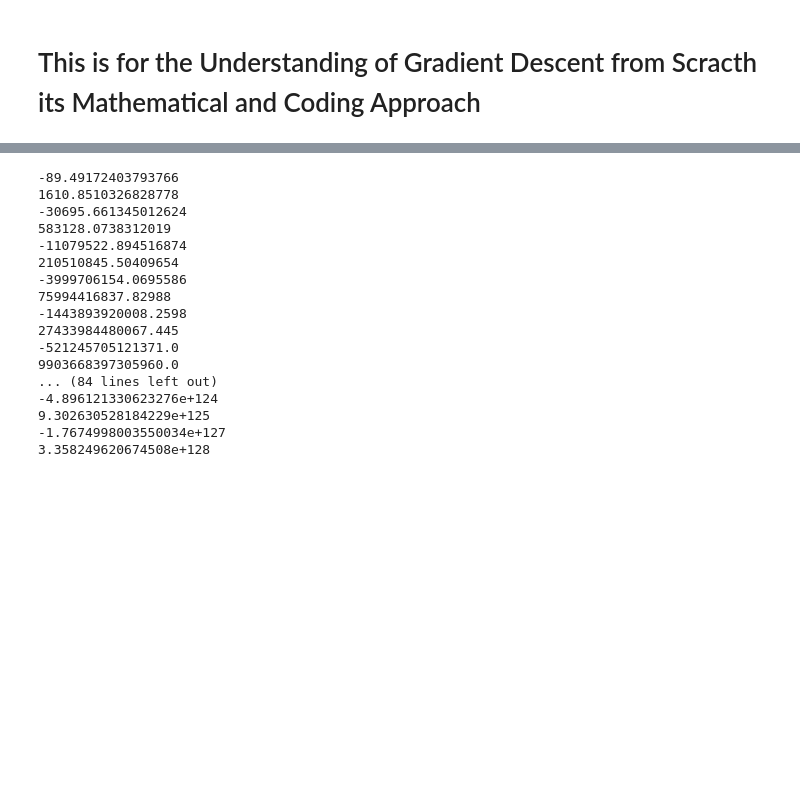
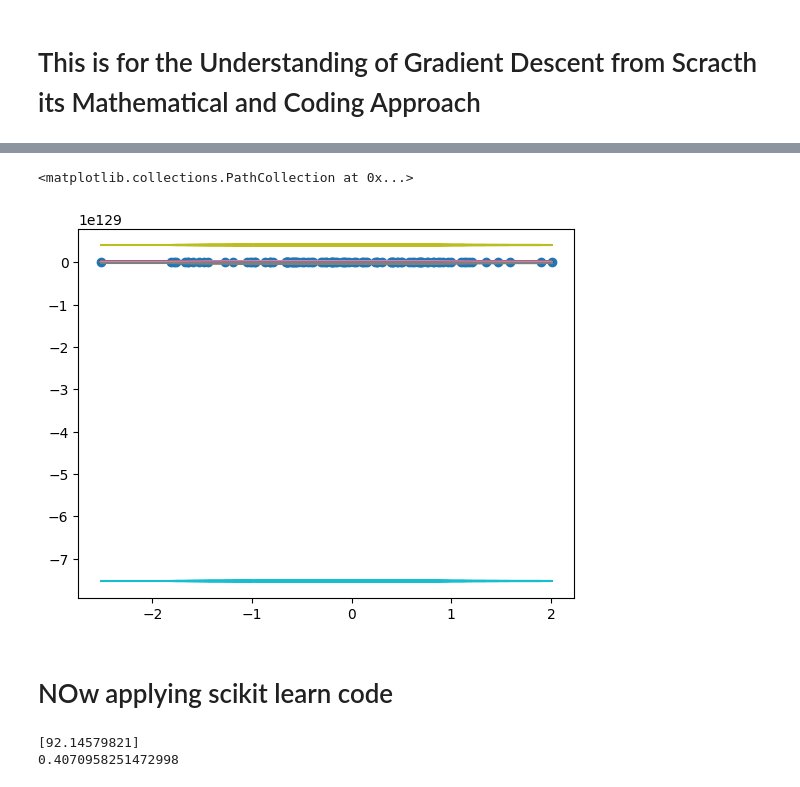
Before and after one commit to Tehman700/Machine_Learning_Practice_Summer_2025, a Jupyter notebook: Jupyter Notebooks VScode/gradient_descent_scratch.ipynb, the cells around one changed output, grey strips where cells are left out. Cells and saved outputs as stored; diff of their text form; code cells hidden in the pictures; blank space fills up the shorter version.

```diff
--- a/Jupyter Notebooks VScode/gradient_descent_scratch.ipynb
+++ b/Jupyter Notebooks VScode/gradient_descent_scratch.ipynb
@@ -53,30 +81,23 @@ np.float64(-108.49172403793762)
-# %%
-b = 0
-learning_rate = 0.1
-
-epochs = 100
-n = len(X)
-
-for i in range(epochs):
-
-    slope = -2 * np.sum(Y - m * X.ravel() - b)
-    b= b - learning_rate * slope
-    print(b)
-# %% [output]
--89.49172403793766
-1610.8510326828778
--30695.661345012624
-583128.0738312019
--11079522.894516874
-210510845.50409654
--3999706154.0695586
-75994416837.82988
--1443893920008.2598
-27433984480067.445
--521245705121371.0
-9903668397305960.0
-... (84 lines left out)
--4.896121330623276e+124
-9.302630528184229e+125
--1.7674998003550034e+127
-3.358249620674508e+128
+# %%
+epochs = 100
+b = -100
+for i in range(epochs):
+    slope = -2 * np.sum(Y - m*X.ravel() - b)
+    b = b - (learning_rate * slope)
+    y_pred= m * X +b
+    plt.plot(X,y_pred)
+
+plt.scatter(X,Y)
+# %% [output]
+<matplotlib.collections.PathCollection at 0x...>
+[figure, added]
+# %% [markdown]
+# NOw applying scikit learn code
+# %%
+lr = LinearRegression()
+lr.fit(X,Y)
+print(lr.coef_)
+print(lr.intercept_)
+# %% [output]
+[92.14579821]
+0.4070958251472998
```
Also changed, not shown: parts of 12 cells of this notebook.
